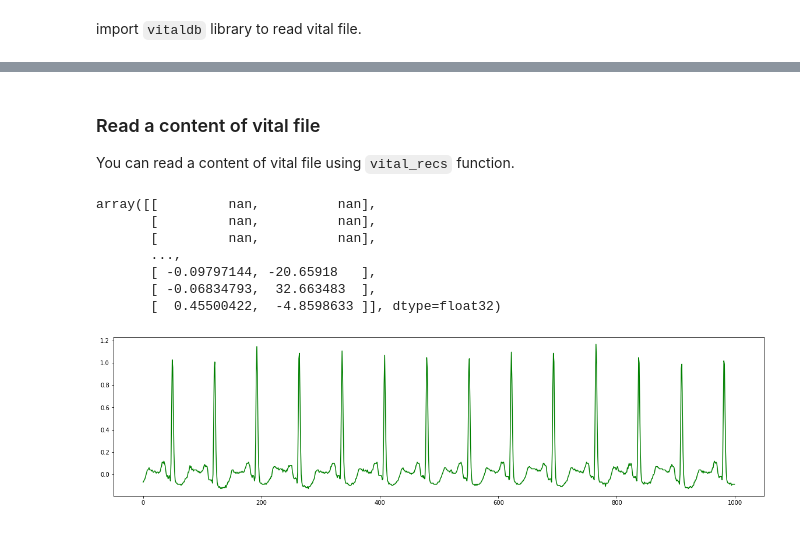
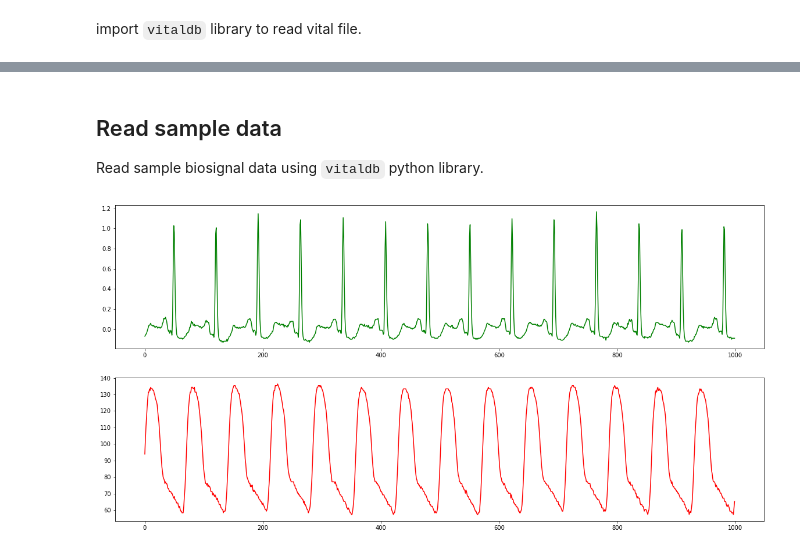
Before and after one commit to vitaldb/examples, a Jupyter notebook: pyvital.ipynb, the cells around one changed output, grey strips where cells are left out. Drawn from its saved outputs; the diff is of its cells as text; code cells hidden in the pictures.

```diff
--- a/pyvital.ipynb
+++ b/pyvital.ipynb
@@ -88,24 +29,18 @@ trks
-# %% [markdown]
-### Read a content of vital file
-You can read a content of vital file using `vital_recs` function.
-# %%
-vals = vitaldb.vital_recs('00001.vital', ['ECG_II','ART'], 1/100)
-vals
-# %% [output]
-array([[         nan,          nan],
-       [         nan,          nan],
-       [         nan,          nan],
-       ...,
-       [ -0.09797144, -20.65918   ],
-       [ -0.06834793,  32.663483  ],
-       [  0.45500422,  -4.8598633 ]], dtype=float32)
+# %% [markdown]
+## Read sample data
+Read sample biosignal data using `vitaldb` python library.
 # %%
+import vitaldb
+vals = vitaldb.vital_recs('https://vitaldb.net/samples/00001.vital', ['ECG_II','ART'], 1/100)
+
 import matplotlib.pyplot as plt
-
-# plot a waveform for ECG_II
-ecg = vals[:,0]
-plt.figure(figsize=(20,5))
-plt.plot(ecg[110000:111000], color='g')
+ecg = vals[110000:111000, 0]
+art = vals[110000:111000, 1]
+plt.figure(figsize=(20,10))
+plt.subplot(211)
+plt.plot(ecg, color='g')
+plt.subplot(212)
+plt.plot(art, color='r')
 plt.show()
 # %% [output]
-[figure, old version]
+[figure, new version]
```
Also changed, not shown: parts of 39 cells of this notebook.
